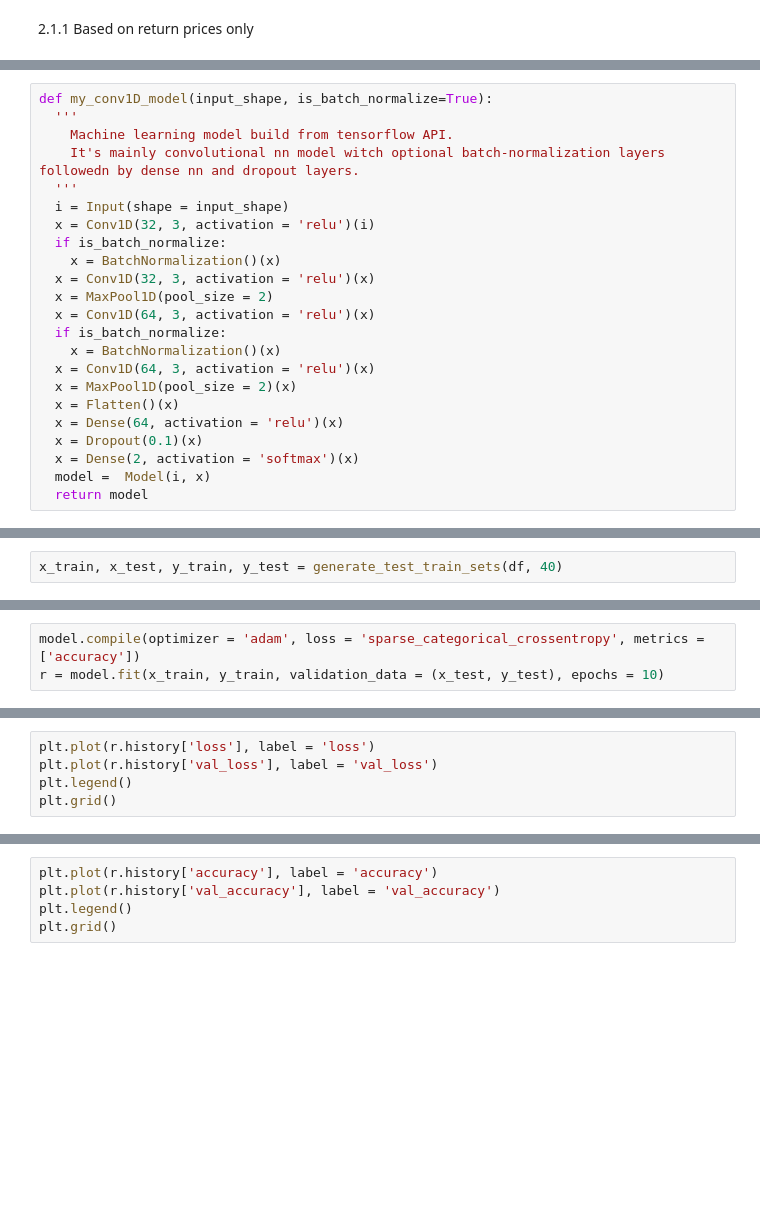
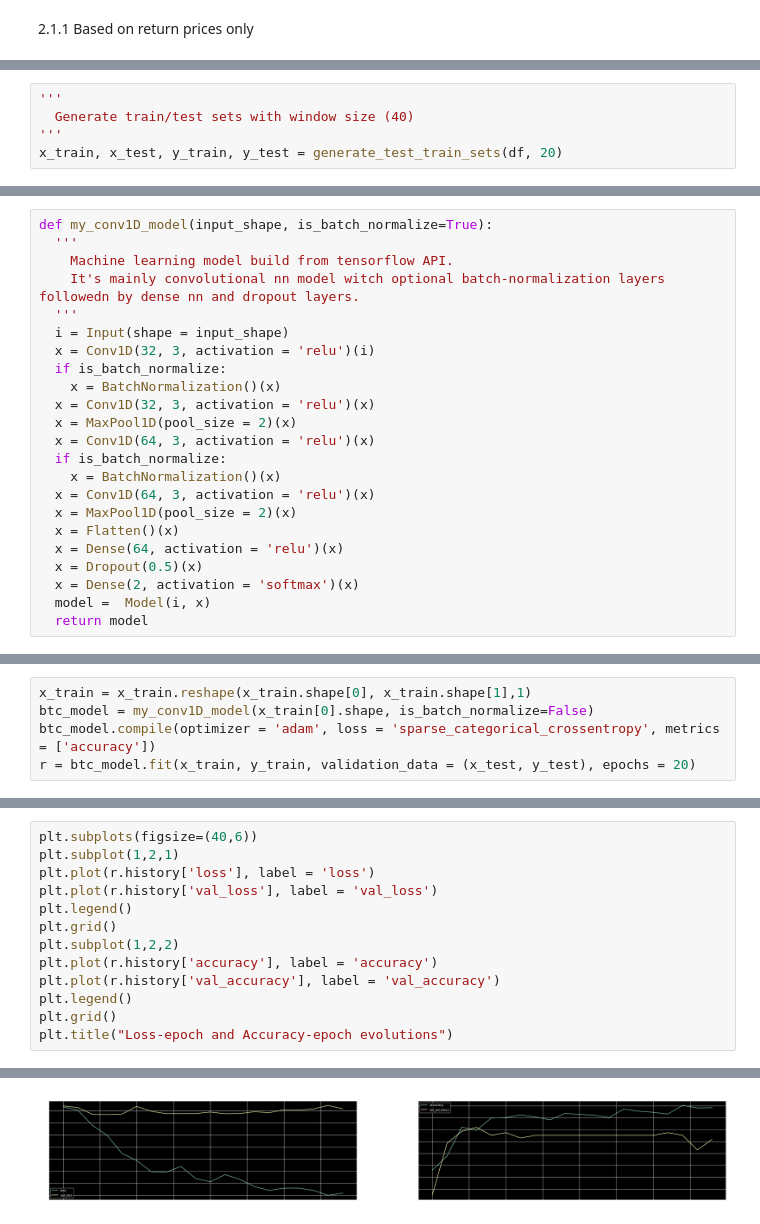
Before and after one commit to Svhugani/CryptoAnalysis, a Jupyter notebook: BITCOIN_Analysis.ipynb, the cells around one changed output, grey strips where cells are left out. Cells and saved outputs as stored; diff of their text form; blank space fills up the shorter version.

```diff
--- a/BITCOIN_Analysis.ipynb
+++ b/BITCOIN_Analysis.ipynb
@@ -153,0 +231,5 @@ work in progres....
+# %%
+'''
+  Generate train/test sets with window size (40)
+'''
+x_train, x_test, y_train, y_test = generate_test_train_sets(df, 20)
@@ -162,7 +248,7 @@ def my_conv1D_model(input_shape, is_batch_normalize=True):
   if is_batch_normalize:
     x = BatchNormalization()(x)
   x = Conv1D(32, 3, activation = 'relu')(x)
-  x = MaxPool1D(pool_size = 2)
+  x = MaxPool1D(pool_size = 2)(x)
   x = Conv1D(64, 3, activation = 'relu')(x)
   if is_batch_normalize:
     x = BatchNormalization()(x)
@@ -170,7 +256,7 @@ def my_conv1D_model(input_shape, is_batch_normalize=True):
   x = MaxPool1D(pool_size = 2)(x)
   x = Flatten()(x)
   x = Dense(64, activation = 'relu')(x)
-  x = Dropout(0.1)(x)
+  x = Dropout(0.5)(x)
   x = Dense(2, activation = 'softmax')(x)
   model =  Model(i, x)
   return model
@@ -251,2 +262,0 @@ def generate_test_train_sets(df_, window_size, train_test_split=.7 , dist_params
-# %%
-x_train, x_test, y_train, y_test = generate_test_train_sets(df, 40)
@@ -340,3 +263,5 @@ model =  Model(i, x)
 # %%
-model.compile(optimizer = 'adam', loss = 'sparse_categorical_crossentropy', metrics = ['accuracy'])
-r = model.fit(x_train, y_train, validation_data = (x_test, y_test), epochs = 10)
+x_train = x_train.reshape(x_train.shape[0], x_train.shape[1],1)
+btc_model = my_conv1D_model(x_train[0].shape, is_batch_normalize=False)
+btc_model.compile(optimizer = 'adam', loss = 'sparse_categorical_crossentropy', metrics = ['accuracy'])
+r = btc_model.fit(x_train, y_train, validation_data = (x_test, y_test), epochs = 20)
@@ -343,5 +286,14 @@ r = model.fit(x_train, y_train, validation_data = (x_test, y_test), epochs = 10)
 # %%
+plt.subplots(figsize=(40,6))
+plt.subplot(1,2,1)
 plt.plot(r.history['loss'], label = 'loss')
 plt.plot(r.history['val_loss'], label = 'val_loss')
 plt.legend()
 plt.grid()
+plt.subplot(1,2,2)
+plt.plot(r.history['accuracy'], label = 'accuracy')
+plt.plot(r.history['val_accuracy'], label = 'val_accuracy')
+plt.legend()
+plt.grid()
+plt.title("Loss-epoch and Accuracy-epoch evolutions")
+# %% [output]
@@ -348,5 +301 @@ plt.grid()
+[figure, added]
-# %%
-plt.plot(r.history['accuracy'], label = 'accuracy')
-plt.plot(r.history['val_accuracy'], label = 'val_accuracy')
-plt.legend()
-plt.grid()
```
Also changed, not shown: parts of 16 cells of this notebook.
